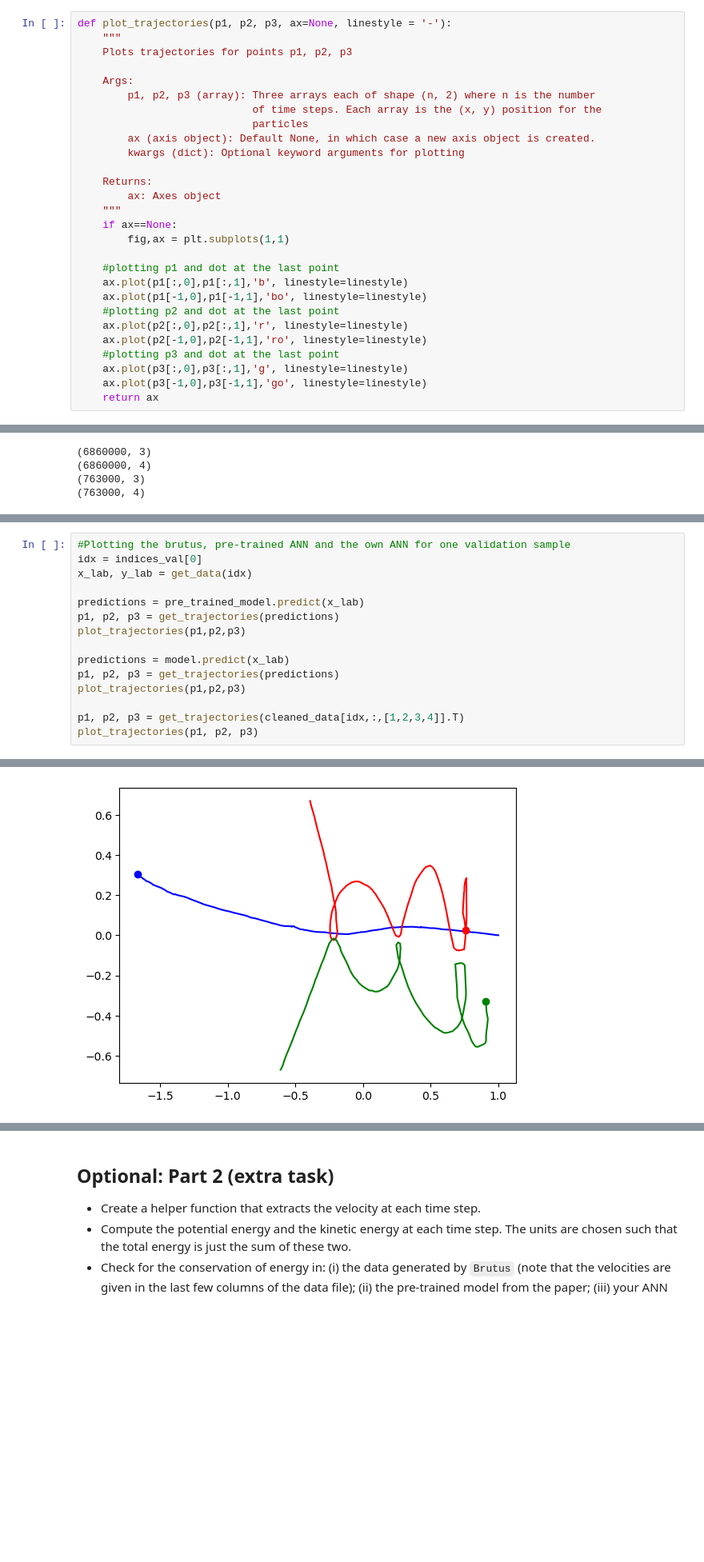
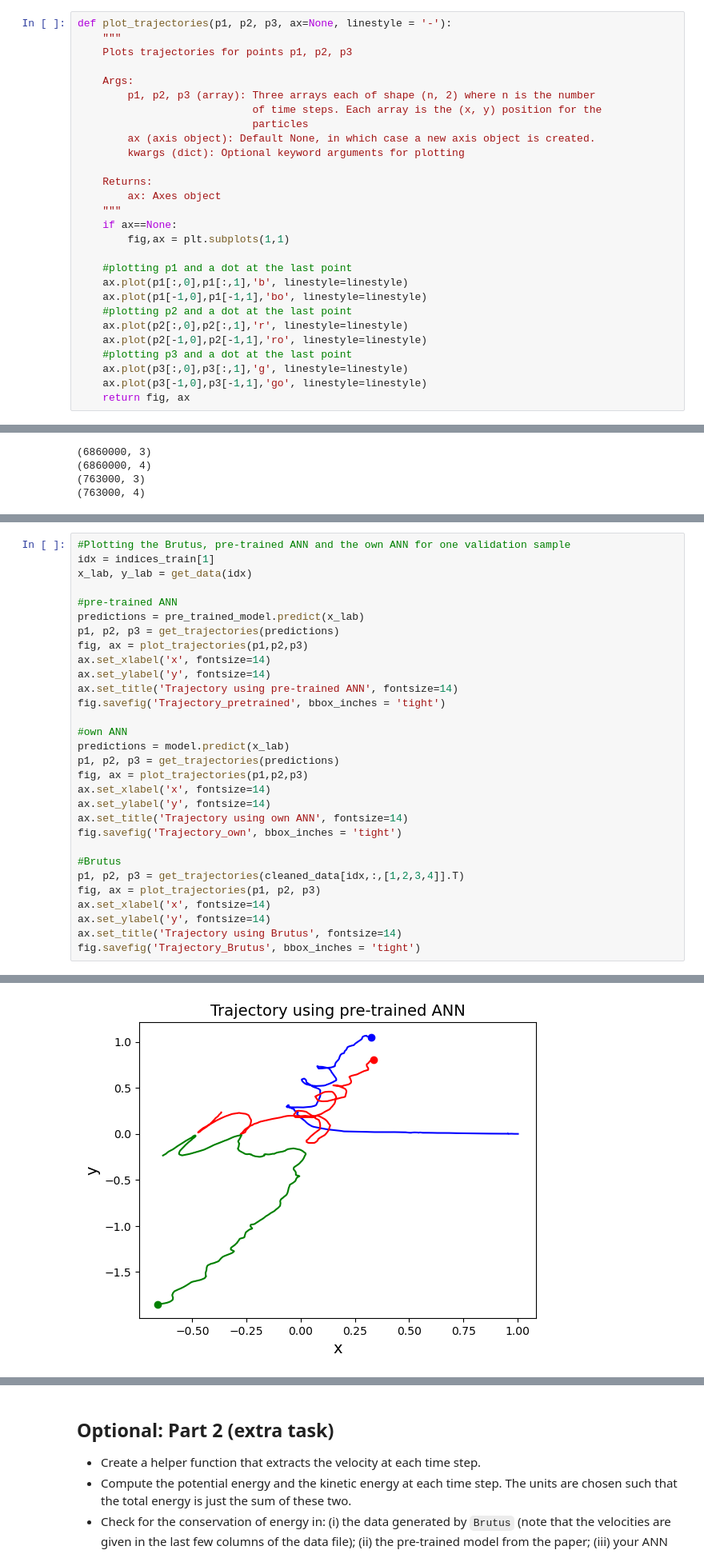
Before and after one commit to charbelnemer/tif285_project2, a Jupyter notebook: TIF285_Project2.ipynb, the cells around one changed output, grey strips where cells are left out. Shown at 80% size. Drawn from its saved outputs; the diff is of its cells as text; blank space fills up the shorter version.

```diff
--- a/TIF285_Project2.ipynb
+++ b/TIF285_Project2.ipynb
@@ -219,16 +211,16 @@ def plot_trajectories(p1, p2, p3, ax=None, linestyle = '-'):
     if ax==None:
         fig,ax = plt.subplots(1,1)
 
-    #plotting p1 and dot at the last point
+    #plotting p1 and a dot at the last point
     ax.plot(p1[:,0],p1[:,1],'b', linestyle=linestyle)
     ax.plot(p1[-1,0],p1[-1,1],'bo', linestyle=linestyle)
-    #plotting p2 and dot at the last point
+    #plotting p2 and a dot at the last point
     ax.plot(p2[:,0],p2[:,1],'r', linestyle=linestyle)
     ax.plot(p2[-1,0],p2[-1,1],'ro', linestyle=linestyle)
-    #plotting p3 and dot at the last point
+    #plotting p3 and a dot at the last point
     ax.plot(p3[:,0],p3[:,1],'g', linestyle=linestyle)
     ax.plot(p3[-1,0],p3[-1,1],'go', linestyle=linestyle)
-    return ax
+    return fig, ax
 # %%
 #choosing the sample to plot
 idx = 0
@@ -388,16 +387,31 @@ ax.legend(loc='best')
 # %%
-#Plotting the brutus, pre-trained ANN and the own ANN for one validation sample
-idx = indices_val[0]
+#Plotting the Brutus, pre-trained ANN and the own ANN for one validation sample
+idx = indices_train[1]
 x_lab, y_lab = get_data(idx)
 
+#pre-trained ANN
 predictions = pre_trained_model.predict(x_lab)
 p1, p2, p3 = get_trajectories(predictions)
-plot_trajectories(p1,p2,p3)
+fig, ax = plot_trajectories(p1,p2,p3)
+ax.set_xlabel('x', fontsize=14)
+ax.set_ylabel('y', fontsize=14)
+ax.set_title('Trajectory using pre-trained ANN', fontsize=14)
+fig.savefig('Trajectory_pretrained', bbox_inches = 'tight')
 
+#own ANN
 predictions = model.predict(x_lab)
 p1, p2, p3 = get_trajectories(predictions)
-plot_trajectories(p1,p2,p3)
+fig, ax = plot_trajectories(p1,p2,p3)
+ax.set_xlabel('x', fontsize=14)
+ax.set_ylabel('y', fontsize=14)
+ax.set_title('Trajectory using own ANN', fontsize=14)
+fig.savefig('Trajectory_own', bbox_inches = 'tight')
 
+#Brutus
 p1, p2, p3 = get_trajectories(cleaned_data[idx,:,[1,2,3,4]].T)
-plot_trajectories(p1, p2, p3)
+fig, ax = plot_trajectories(p1, p2, p3)
+ax.set_xlabel('x', fontsize=14)
+ax.set_ylabel('y', fontsize=14)
+ax.set_title('Trajectory using Brutus', fontsize=14)
+fig.savefig('Trajectory_Brutus', bbox_inches = 'tight')
 # %% [output]
@@ -407 +420 @@ plot_trajectories(p1, p2, p3)
-[figure, old version]
+[figure, new version]
```
Also changed, not shown: parts of 39 cells of this notebook, 2 other files.
